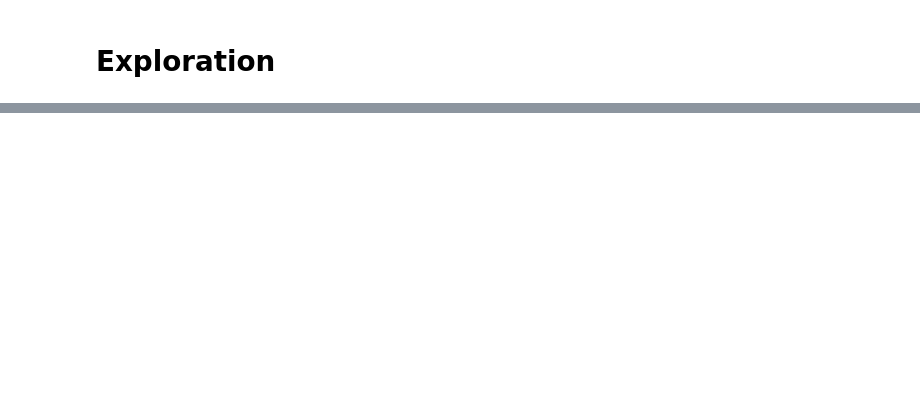
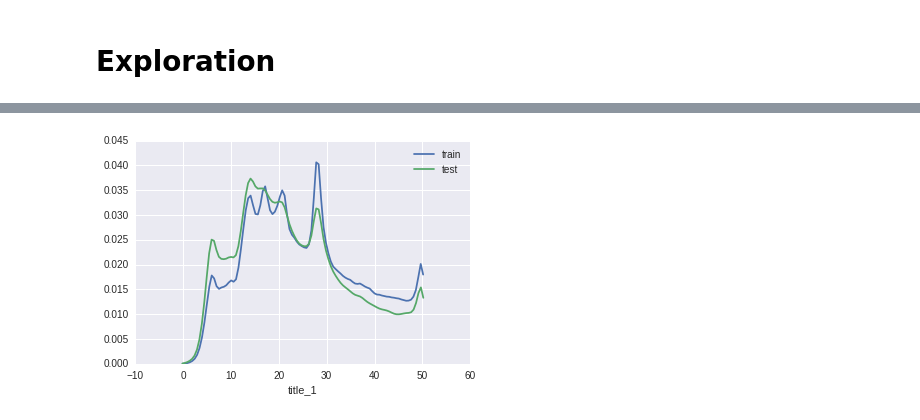
Before and after one commit to ArdalanM/kaggle_avito, a Jupyter notebook: avito_exploration.ipynb, the cells around one changed output, grey strips where cells are left out. Saved outputs shown, nothing was run; the diff lists cells and outputs as text; code cells hidden in the pictures; blank space fills up the shorter version.

```diff
--- a/avito_exploration.ipynb
+++ b/avito_exploration.ipynb
@@ -188,0 +77,10 @@ Name: isDuplicate, dtype: int64
+# %%
+import matplotlib.pyplot as plt
+
+plt.figure()
+ax1 = sns.distplot(pdtrain.title_1.apply(len), hist=False, label='train')
+ax2 = sns.distplot(pdtest.title_1.apply(len),  hist=False, label='test')
+plt.legend()
+plt.show()
+# %% [output]
+[figure, added]
```
Also changed, not shown: parts of 57 cells of this notebook.
